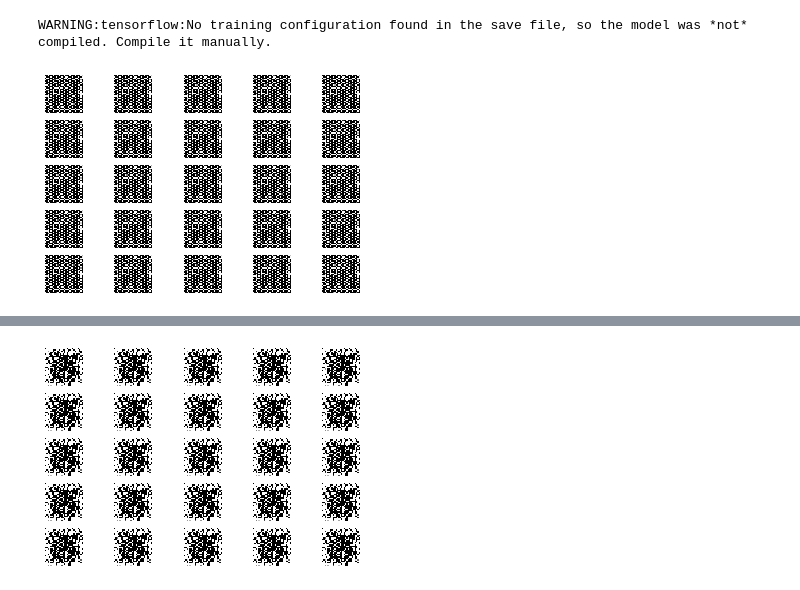
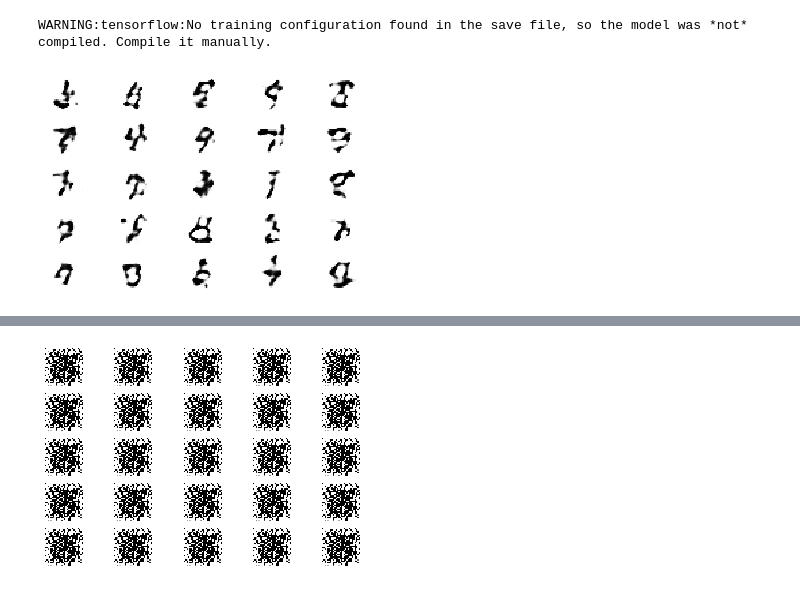
Before and after one commit to KauBoui/Personal-Projects, a Jupyter notebook: MNIST NetWorks/MNIST_GAN_network_visualizer.ipynb, the cells around one changed output, grey strips where cells are left out. Cells and saved outputs as stored; diff of their text form; code cells hidden in the pictures.

```diff
--- a/MNIST NetWorks/MNIST_GAN_network_visualizer.ipynb
+++ b/MNIST NetWorks/MNIST_GAN_network_visualizer.ipynb
@@ -17,11 +17,11 @@ def save_plot(examples, n):
         plt.imshow(examples[i,:,:,0], cmap='gray_r')
     plt.show()
 # %%
-model = load_model('/Users/erb/Desktop/CS/Personal-Projects/Personal-Projects/generator_model_003.h5')
-latent_points = latent_points(256, 25)
+model = load_model('/Users/erb/Desktop/CS/Personal-Projects/Personal-Projects/generator_model_010.h5')
+latent_points = latent_points(100, 25)
 X = model.predict(latent_points)
 save_plot(X,5)
 # %% [output]
 WARNING:tensorflow:No training configuration found in the save file, so the model was *not* compiled. Compile it manually.
-[figure, old version]
+[figure, new version]
 # %%
```
Also changed, not shown: parts of 1 cell of this notebook, 1 other file.
